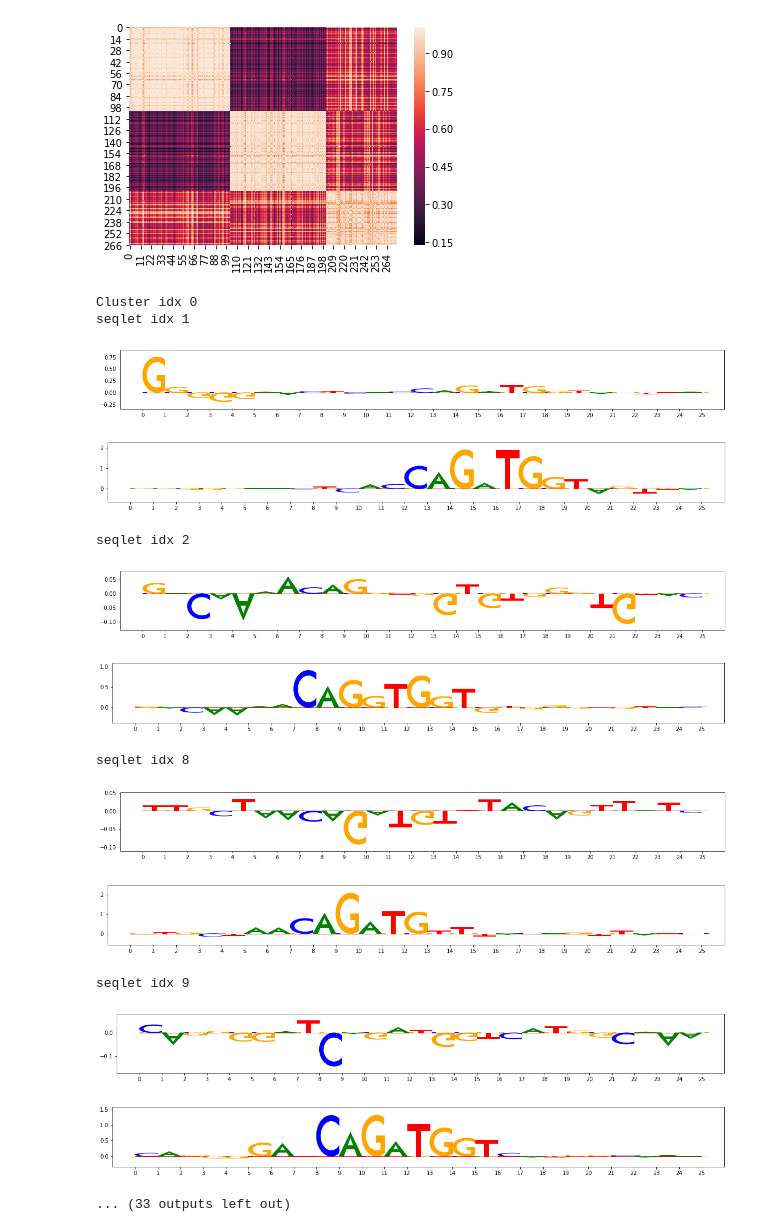
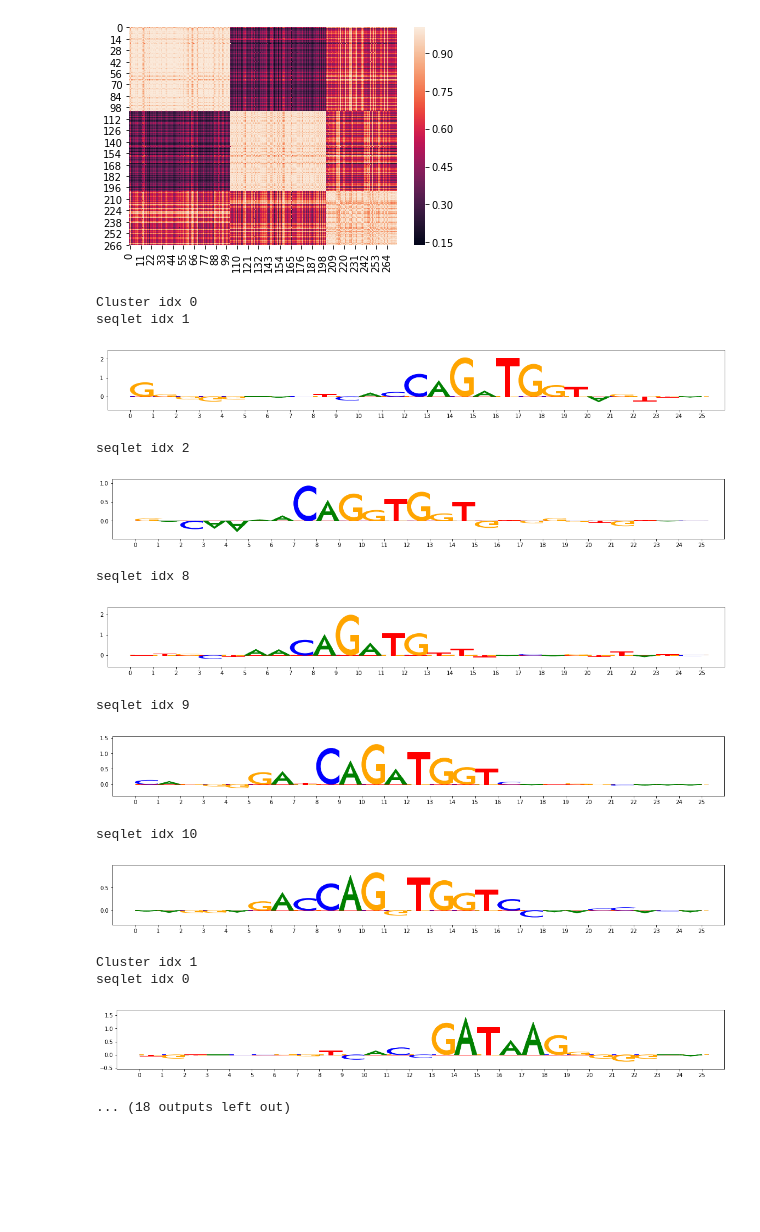
Before and after one commit to kundajelab/tfmodisco, a Jupyter notebook: examples/simulated_TAL_GATA_deeplearning/CreateFilterEmbedderModel.ipynb, the cells around one changed output. Drawn from its saved outputs; the diff is of its cells as text; code cells hidden in the pictures; blank space fills up the shorter version.

Commit message:
slightly nicer nb with scores summed across tasks

```diff
--- a/examples/simulated_TAL_GATA_deeplearning/CreateFilterEmbedderModel.ipynb
+++ b/examples/simulated_TAL_GATA_deeplearning/CreateFilterEmbedderModel.ipynb
@@ -447,26 +447,28 @@ sns.heatmap(embedding_simmat[ordering,:][:,ordering])
 # %%
 #visualize the 3 clusters
 num_to_viz=5
 for cluster_idx in range(max(labels+1)):
     print("Cluster idx",cluster_idx)
     indices_in_cluster = np.nonzero(labels==cluster_idx)[0]
     for i in range(num_to_viz):
         seqlet_idx = indices_in_cluster[i]
         print("seqlet idx", seqlet_idx)
-        viz_sequence.plot_weights(seqlets[seqlet_idx]["task1_contrib_scores"].fwd)
-        viz_sequence.plot_weights(seqlets[seqlet_idx]["task2_contrib_scores"].fwd)
+        #plot sum of scores across tasks
+        viz_sequence.plot_weights(seqlets[seqlet_idx]["task1_contrib_scores"].fwd
+                                  + seqlets[seqlet_idx]["task2_contrib_scores"].fwd)
 # %% [output]
 Cluster idx 0
 seqlet idx 1
-[figure, old version]
+[figure, new version]
+seqlet idx 2
-[figure, old version]
+[figure, new version]
-seqlet idx 2
+seqlet idx 8
-[figure, old version]
+[figure, new version]
+seqlet idx 9
-[figure, old version]
+[figure, new version]
-seqlet idx 8
+seqlet idx 10
-[figure, old version]
+[figure, new version]
+Cluster idx 1
+seqlet idx 0
-[figure, old version]
+[figure, new version]
-seqlet idx 9
-[figure, removed]
-[figure, removed]
-... (33 outputs left out)
+... (18 outputs left out)
```
